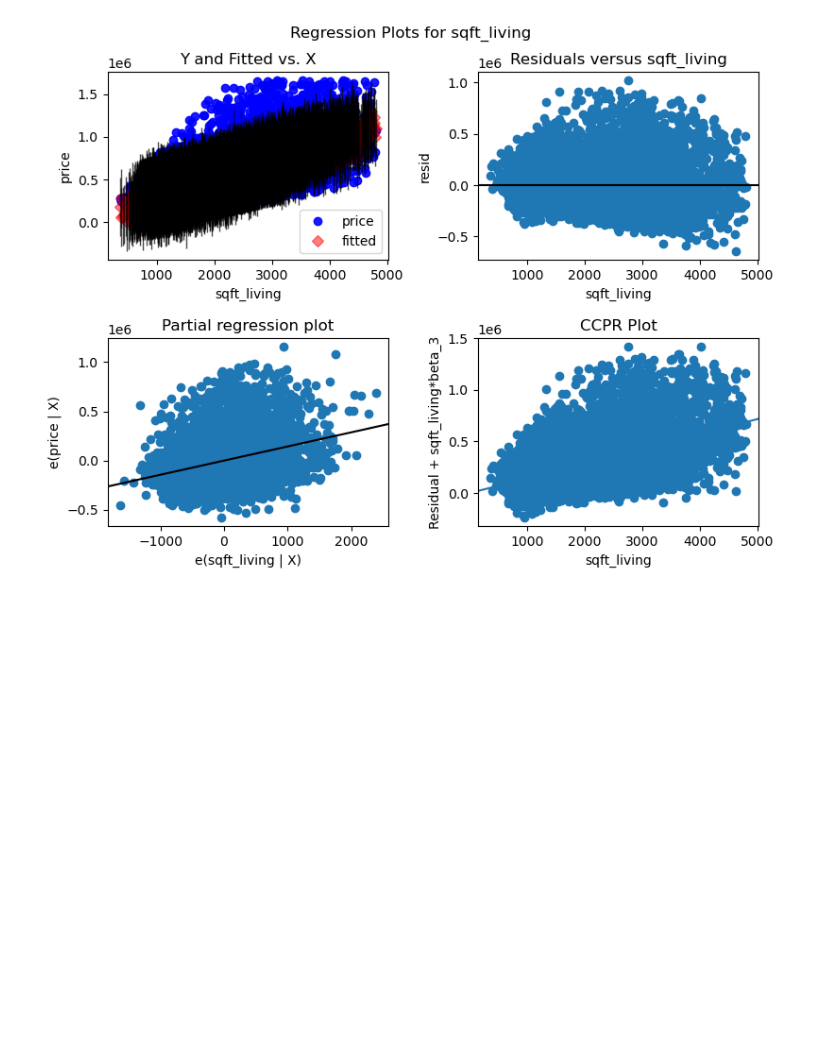
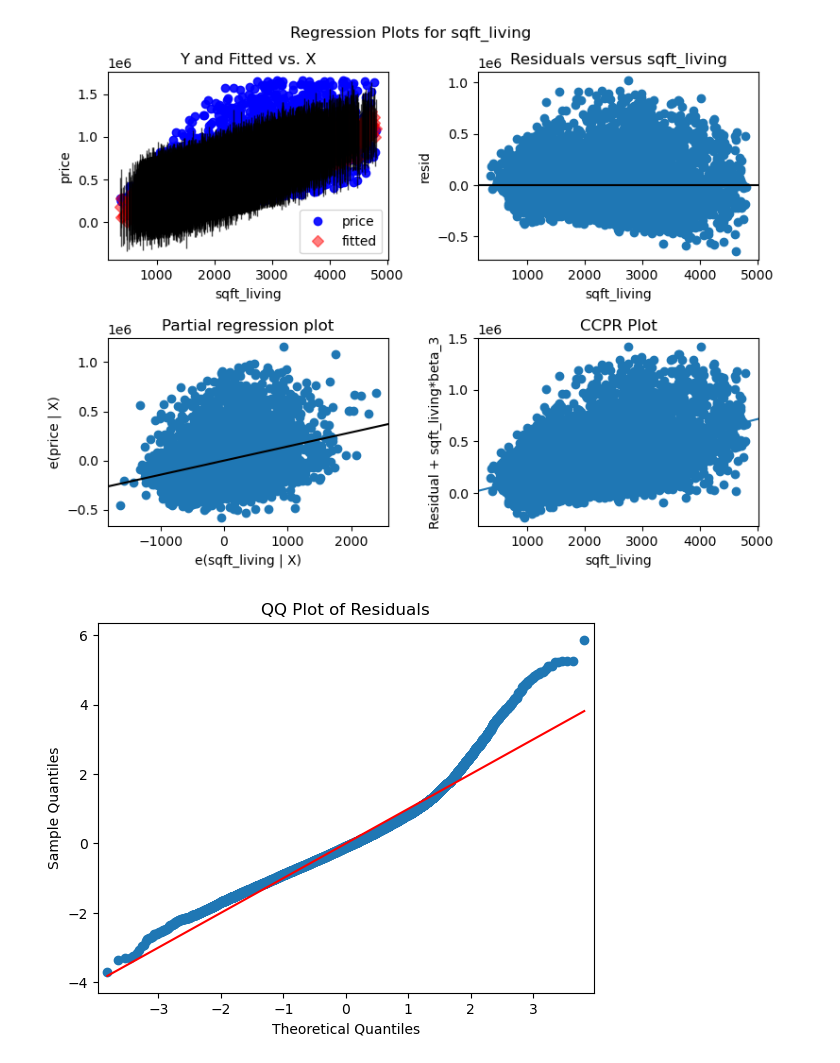
Before and after one commit to RyanKeats88/dsc-phase-2-project, a Jupyter notebook: student.ipynb, the cells around one changed output. Drawn from its saved outputs; the diff is of its cells as text; code cells hidden in the pictures; blank space fills up the shorter version.

```diff
--- a/student.ipynb
+++ b/student.ipynb
@@ -662,3 +690,17 @@ sm.graphics.plot_regress_exog(results, 'sqft_living', fig=fig)
 plt.show()
 # %% [output]
 [figure]
+# %%
+# Fit the linear regression model
+model = sm.OLS(y, sm.add_constant(X))
+results = model.fit()
+# Create the QQ plot for residuals
+sm.qqplot(results.resid, line='s', fit=True)
+# Set plot title and labels
+plt.title("QQ Plot of Residuals")
+plt.xlabel("Theoretical Quantiles")
+plt.ylabel("Sample Quantiles")
+# Display the plot
+plt.show()
+# %% [output]
+[figure, added]
```
Also changed, not shown: parts of 18 cells of this notebook.
